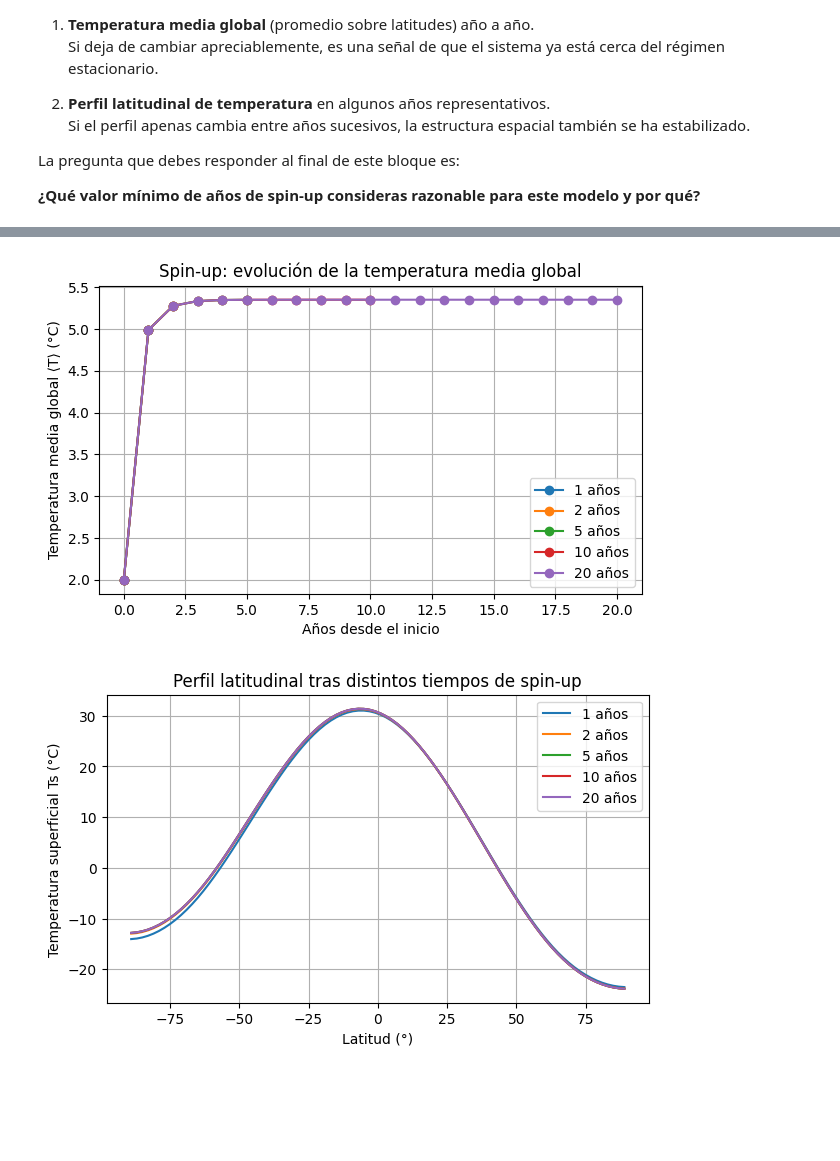
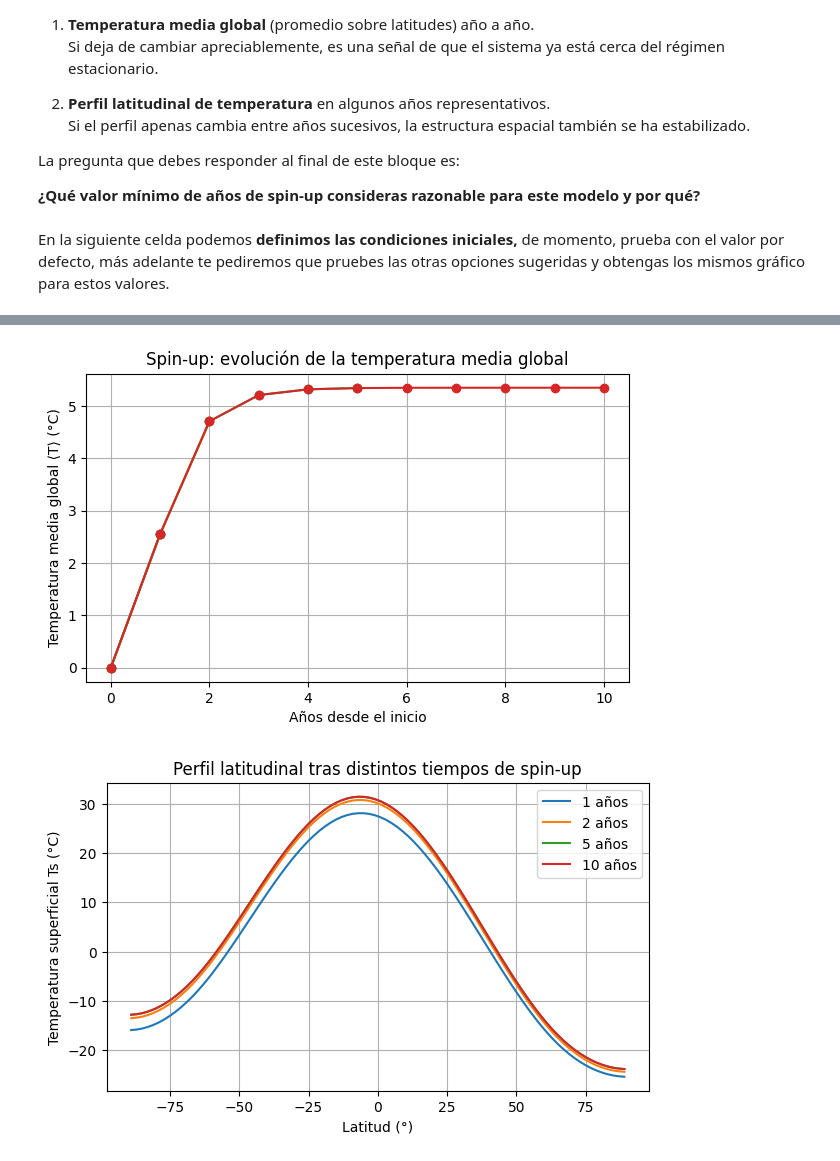
Before and after one commit to RDiazSierra/mgcc-ebm-climlab, a Jupyter notebook: PED1_N2_EBM1D_albedoCte.ipynb, the cells around one changed output, grey strips where cells are left out. Cells and saved outputs as stored; diff of their text form; code cells hidden in the pictures; blank space fills up the shorter version.

```diff
--- a/PED1_N2_EBM1D_albedoCte.ipynb
+++ b/PED1_N2_EBM1D_albedoCte.ipynb
@@ -32,7 +32,7 @@ Empieza probando distintos valores de `NYEARS_SPINUP`. La idea es justificar un
 NYEARS_SPINUP = 20
 
 # Lista de valores alternativos para comparar (puedes modificarla)
-SPINUP_TEST_YEARS = [1, 2, 5, 10, 20]
+SPINUP_TEST_YEARS = [1, 2, 5, 10]
 # %% [markdown]
 ## ¿Cómo decidimos si el spin-up es suficiente?
 
@@ -49,39 +49,40 @@ La pregunta que debes responder al final de este bloque es:
 **¿Qué valor mínimo de años de spin-up consideras razonable para este modelo y por qué?**
 # %%
 def run_spinup_diagnostics(nyears, Ts_init=None):
-    """
-    Integrate EBM_seasonal for 'nyears' and return:
-    - years: array of year indices
-    - Tmean: global mean Ts at the end of each year
-    - Ts_profiles: list of Ts(lat) profiles at selected years
-    - lat: latitude grid
-    """
     m = climlab.EBM_seasonal()
     lat = m.state['Ts'].domain.axes['lat'].points
 
-    # Optional uniform / prescribed initial condition
+    # Condición inicial uniforme (si se especifica)
     if Ts_init is not None:
         m.state['Ts'][:] = Ts_init
-
     years = np.arange(nyears + 1)
     Tmean = np.zeros(nyears + 1)
 
-    # Store initial
     Ts0 = np.array(m.state['Ts']).ravel()
     Tmean[0] = float(np.mean(Ts0))
 
-    # Integrate year by year
     for y in range(1, nyears + 1):
         m.integrate_years(1)
         Tsy = np.array(m.state['Ts']).ravel()
         Tmean[y] = float(np.mean(Tsy))
 
     return years, Tmean, lat, m
+# %% [markdown]
+En la siguiente celda podemos **definimos las condiciones iniciales,** de momento, prueba con el valor
+por defecto, más adelante te pediremos que pruebes las otras opciones sugeridas y obtengas
+los mismos gráfico para estos valores.
+# %%
+# Condición inicial de temperatura (°C)
+# Opciones:
+# None        -> condición inicial por defecto de climlab
+# valor fijo  -> temperatura uniforme en todas las latitudes (por ejemplo -30 o +30)
+
+Ts_initial = None   # prueba luego con 0.0, -30.0 o +30.0
 # %%
 results = {}
 
 for ny in SPINUP_TEST_YEARS:
-    years, Tmean, lat, m_end = run_spinup_diagnostics(ny)
+    years, Tmean, lat, m_end = run_spinup_diagnostics(ny, Ts_init=Ts_initial)
     results[ny] = (years, Tmean, np.array(m_end.state['Ts']).ravel())
 
 plt.figure(figsize=(7,4))
@@ -93,7 +94,6 @@ plt.xlabel("Años desde el inicio")
 plt.ylabel("Temperatura media global ⟨T⟩ (°C)")
 plt.title("Spin-up: evolución de la temperatura media global")
 plt.grid(True)
-plt.legend()
 plt.show()
 # %% [output]
 Integrating for 90 steps, 365.2422 days, or 1 years.
@@ -116,4 +116,4 @@ Total elapsed time is 19.99999999999943 years.
-[figure, old version]
+[figure, new version]
 # %%
 plt.figure(figsize=(7,4))
 for ny in SPINUP_TEST_YEARS:
@@ -127,4 +127,4 @@ plt.grid(True)
 plt.legend()
 plt.show()
 # %% [output]
-[figure, old version]
+[figure, new version]
```
Also changed, not shown: parts of 37 cells of this notebook.
